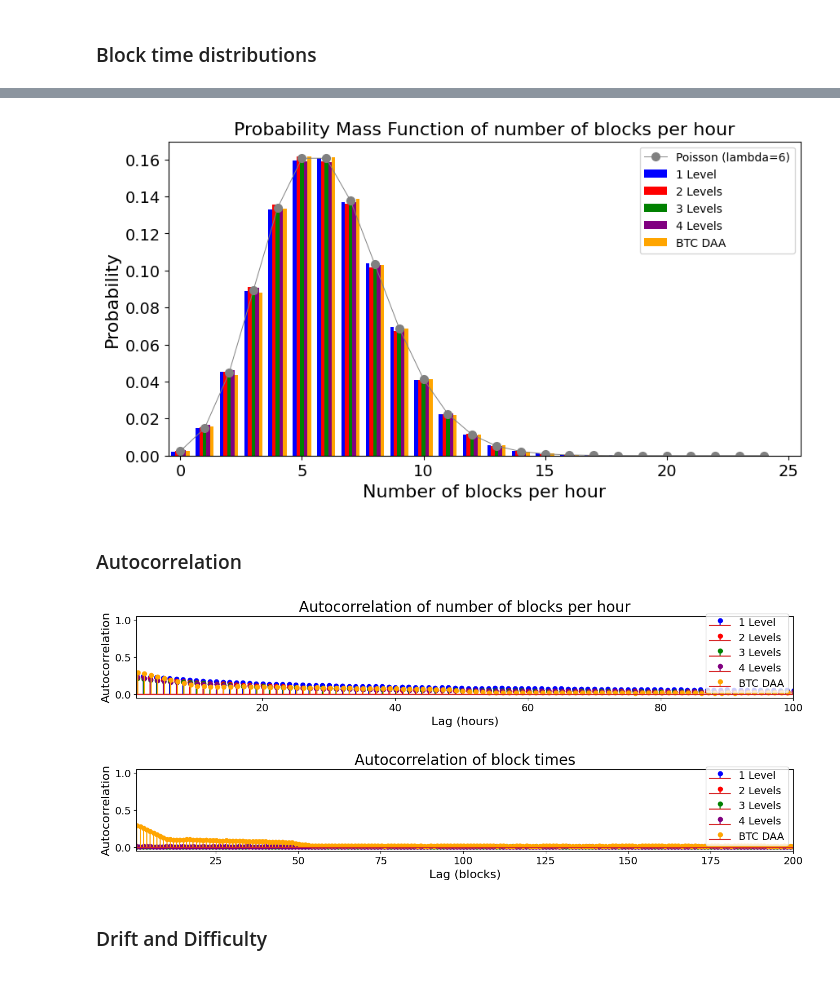
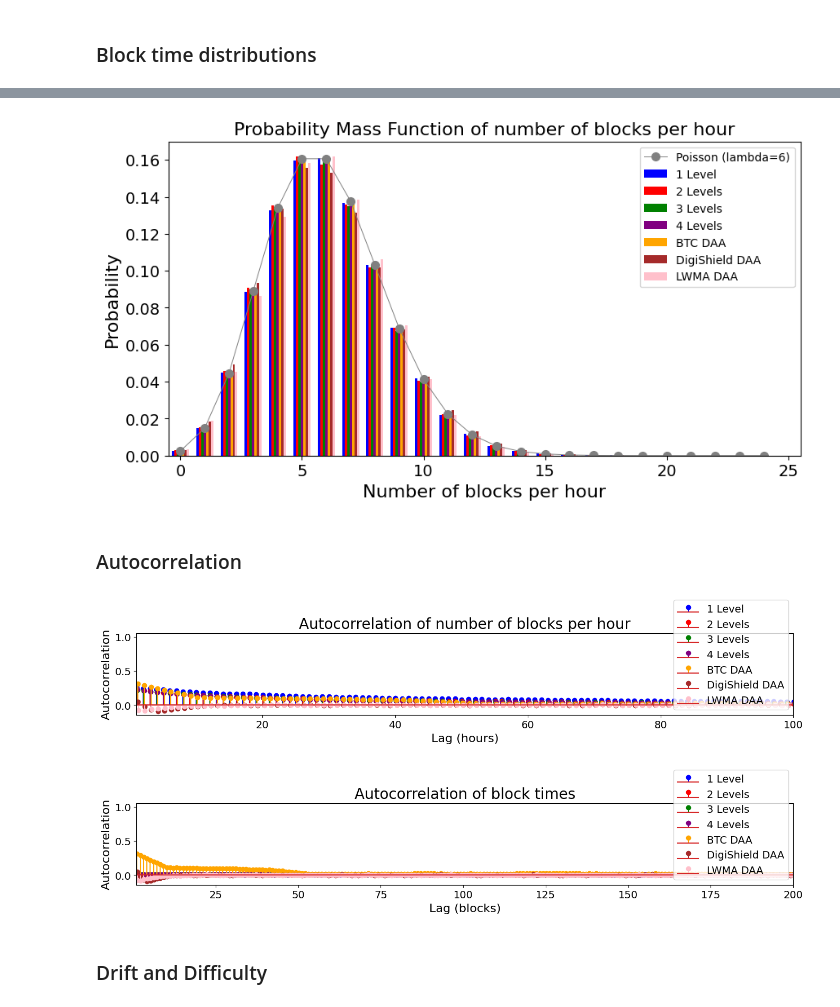
Before and after one commit to demKyr/BCH-DAA-2, a Jupyter notebook: visualisation_final_revised.ipynb, the cells around one changed output, grey strips where cells are left out. Drawn from its saved outputs; the diff is of its cells as text; code cells hidden in the pictures.

```diff
--- a/visualisation_final_revised.ipynb
+++ b/visualisation_final_revised.ipynb
@@ -24,8 +24,8 @@ df_2_layer = pd.read_csv('data/Output_with_layers_2.csv')
 df_3_layer = pd.read_csv('data/Output_with_layers_3.csv')
 df_4_layer = pd.read_csv('data/Output_with_layers_4.csv')
 df_btc = pd.read_csv('data/BTC_Output.csv')
-# df_btc = pd.read_csv('data/DigiShield_Output.csv')
-# df_btc = pd.read_csv('data/LWMA_Output.csv')
+df_digishield = pd.read_csv('data/DigiShield_Output.csv')
+df_lwma = pd.read_csv('data/LWMA_Output.csv')
 
 df_1_layer['timestamp'] -= 62168450400
 df_1_layer['median_time'] = pd.to_datetime(df_1_layer['timestamp'], unit='s')
@@ -37,24 +37,30 @@ df_4_layer['timestamp'] -= 62168450400
 df_4_layer['median_time'] = pd.to_datetime(df_4_layer['timestamp'], unit='s')
 df_btc['timestamp'] -= 62168450400
 df_btc['median_time'] = pd.to_datetime(df_btc['timestamp'], unit='s')
+df_digishield['timestamp'] -= 62168450400
+df_digishield['median_time'] = pd.to_datetime(df_digishield['timestamp'], unit='s')
+df_lwma['timestamp'] -= 62168450400
+df_lwma['median_time'] = pd.to_datetime(df_lwma['timestamp'], unit='s')
 # %% [markdown]
 ### Block times
 # %%
 import pandas as pd
 
 # === Summary Stats ===
-for i, df in enumerate([df_1_layer, df_2_layer, df_3_layer, df_4_layer, df_btc], 1):
+for i, df in enumerate([df_1_layer, df_2_layer, df_3_layer, df_4_layer, df_btc, df_digishield, df_lwma], 1):
     if i == 5:
         print("BTC DAA:")
     elif i == 6:
-        print("ETH DAA:")
+        print("DigiShield DAA:")
+    elif i == 7:
+        print("LWMA DAA:")
     else:
         print(f"with {i} layer{'s' if i > 1 else ''}:")
     print("mean:", df['block_time'].mean())
     print("stdev:", df['block_time'].std())
 
 # === Sanity Check ===
-for df in [df_1_layer, df_2_layer, df_3_layer, df_4_layer, df_btc]:
+for df in [df_1_layer, df_2_layer, df_3_layer, df_4_layer, df_btc, df_digishield, df_lwma]:
     df['secondary_block_time'] = pd.to_datetime(df['median_time']).diff().dt.total_seconds().fillna(0)
 
 print(df_1_layer['block_time'][1:].equals(df_1_layer['secondary_block_time'][1:]))
@@ -62,6 +68,8 @@ print(df_2_layer['block_time'][1:].equals(df_2_layer['secondary_block_time'][1:]
 print(df_3_layer['block_time'][1:].equals(df_3_layer['secondary_block_time'][1:]))
 print(df_4_layer['block_time'][1:].equals(df_4_layer['secondary_block_time'][1:]))
 print(df_btc['block_time'][1:].equals(df_btc['secondary_block_time'][1:]))
+print(df_digishield['block_time'][1:].equals(df_digishield['secondary_block_time'][1:]))
+print(df_lwma['block_time'][1:].equals(df_lwma['secondary_block_time'][1:]))
 # === Average Block Time per Day ===
 def avg_block_time_per_day(df):
     df['median_time'] = pd.to_datetime(df['median_time'])
@@ -73,6 +81,8 @@ q_res_2_layer_avg_block_time = avg_block_time_per_day(df_2_layer)
 q_res_3_layer_avg_block_time = avg_block_time_per_day(df_3_layer)
 q_res_4_layer_avg_block_time = avg_block_time_per_day(df_4_layer)
 q_res_btc_avg_block_time = avg_block_time_per_day(df_btc)
+q_res_digishield_avg_block_time = avg_block_time_per_day(df_digishield)
+q_res_lwma_avg_block_time = avg_block_time_per_day(df_lwma)
 
 # === Hourly Record Count ===
 def hourly_record_count(df):
@@ -85,6 +95,8 @@ q_res_2_layer_hour_count = hourly_record_count(df_2_layer)
 q_res_3_layer_hour_count = hourly_record_count(df_3_layer)
 q_res_4_layer_hour_count = hourly_record_count(df_4_layer)
 q_res_btc_hour_count = hourly_record_count(df_btc)
+q_res_digishield_hour_count = hourly_record_count(df_digishield)
+q_res_lwma_hour_count = hourly_record_count(df_lwma)
 
 # === Fill Missing Hours ===
 min_hour = q_res_1_layer_hour_count['hour'].min()
@@ -100,5 +112,7 @@ q_res_2_layer_hour_count = fill_missing_hours(q_res_2_layer_hour_count)
 q_res_3_layer_hour_count = fill_missing_hours(q_res_3_layer_hour_count)
 q_res_4_layer_hour_count = fill_missing_hours(q_res_4_layer_hour_count)
 q_res_btc_hour_count = fill_missing_hours(q_res_btc_hour_count)
+q_res_digishield_hour_count = fill_missing_hours(q_res_digishield_hour_count)
+q_res_lwma_hour_count = fill_missing_hours(q_res_lwma_hour_count)
 # %% [output]
 with 1 layer:
@@ -193,42 +226,47 @@ pdf_2_layer = q_res_2_layer_hour_count['record_count'].value_counts(normalize=Tr
 pdf_3_layer = q_res_3_layer_hour_count['record_count'].value_counts(normalize=True).sort_index()
 pdf_4_layer = q_res_4_layer_hour_count['record_count'].value_counts(normalize=True).sort_index()
 pdf_btc = q_res_btc_hour_count['record_count'].value_counts(normalize=True).sort_index()
-
+pdf_digishield = q_res_digishield_hour_count['record_count'].value_counts(normalize=True).sort_index()
+pdf_lwma = q_res_lwma_hour_count['record_count'].value_counts(normalize=True).sort_index()
 aligned_data_layers = pd.DataFrame({
     '1 Layer': pdf_1_layer,
     '2 Layers': pdf_2_layer,
     '3 Layers': pdf_3_layer,
     '4 Layers': pdf_4_layer,
-    'BTC DAA': pdf_btc
+    'BTC DAA': pdf_btc,
+    'DigiShield DAA': pdf_digishield,
+    'LWMA DAA': pdf_lwma
 }).fillna(0)
 
 aligned_data_layers = aligned_data_layers[aligned_data_layers.index <= 25]
 
 x_lim = 25
-width = 0.15
+width = 0.10
 fig, axs = plt.subplots(1, 1, figsize=(10, 5))
 x_positions = np.arange(len(aligned_data_layers))
 
 axs.plot(np.arange(0, x_lim), poisson.pmf(np.arange(0, x_lim), 6), color='gray', label='Poisson (lambda=6)', marker='o', markersize=7, linewidth=0.7)
-axs.bar(x_positions - 2 * width, aligned_data_layers['1 Layer'].values, width=width, color='blue', label='1 Level')
-axs.bar(x_positions - 1 * width, aligned_data_layers['2 Layers'].values, width=width, color='red', label='2 Levels')
-axs.bar(x_positions, aligned_data_layers['3 Layers'].values, width=width, color='green', label='3 Levels')
-axs.bar(x_positions + 1 * width, aligned_data_layers['4 Layers'].values, width=width, color='purple', label='4 Levels')
-axs.bar(x_positions + 2 * width, aligned_data_layers['BTC DAA'].values, width=width, color='orange', label='BTC DAA')
+axs.bar(x_positions - 3 * width, aligned_data_layers['1 Layer'].values, width=width, color='blue', label='1 Level')
+axs.bar(x_positions - 2 * width, aligned_data_layers['2 Layers'].values, width=width, color='red', label='2 Levels')
+axs.bar(x_positions - 1 * width, aligned_data_layers['3 Layers'].values, width=width, color='green', label='3 Levels')
+axs.bar(x_positions, aligned_data_layers['4 Layers'].values, width=width, color='purple', label='4 Levels')
+axs.bar(x_positions + 1 * width, aligned_data_layers['BTC DAA'].values, width=width, color='orange', label='BTC DAA')
+axs.bar(x_positions + 2 * width, aligned_data_layers['DigiShield DAA'].values, width=width, color='brown', label='DigiShield DAA')
+axs.bar(x_positions + 3 * width, aligned_data_layers['LWMA DAA'].values, width=width, color='pink', label='LWMA DAA')
 axs.set_xlim(-0.5, len(x_positions) - 0.5)
 axs.legend()
 axs.set_title('Probability Mass Function of number of blocks per hour', fontsize=16)
 axs.set_xlabel('Number of blocks per hour', fontsize=16)
 axs.set_ylabel('Probability', fontsize=16)
 axs.tick_params(axis='both', which='major', labelsize=14)
 
 tick_positions = np.arange(0, len(aligned_data_layers), 5)
 axs.set_xticks(tick_positions)
 axs.set_xticklabels(aligned_data_layers.index[tick_positions].astype(int))
 
 plt.show()
 # %% [output]
-[figure, old version]
+[figure, new version]
 # %% [markdown]
 ### Autocorrelation
 # %%
@@ -239,6 +277,8 @@ acf_values_2_layer = acf(q_res_2_layer_hour_count['record_count'], nlags=x_lim)
 acf_values_3_layer = acf(q_res_3_layer_hour_count['record_count'], nlags=x_lim)
 acf_values_4_layer = acf(q_res_4_layer_hour_count['record_count'], nlags=x_lim)
 acf_values_btc = acf(q_res_btc_hour_count['record_count'], nlags=x_lim)
+acf_values_digishield = acf(q_res_digishield_hour_count['record_count'], nlags=x_lim)
+acf_values_lwma = acf(q_res_lwma_hour_count['record_count'], nlags=x_lim)
 
 lags = np.arange(0, x_lim + 1)
 width = 0.15
@@ -247,18 +287,20 @@ plt.stem(lags + 0.5 * width, acf_values_2_layer, label='2 Levels', linefmt='red'
 plt.stem(lags + 0.75 * width, acf_values_3_layer, label='3 Levels', linefmt='green')
 plt.stem(lags + width, acf_values_4_layer, label='4 Levels', linefmt='purple')
 plt.stem(lags + 1.25 * width, acf_values_btc, label='BTC DAA', linefmt='orange')
+plt.stem(lags + 1.5 * width, acf_values_digishield, label='DigiShield DAA', linefmt='brown')
+plt.stem(lags + 1.75 * width, acf_values_lwma, label='LWMA DAA', linefmt='pink')
 plt.title('Autocorrelation of number of blocks per hour', fontsize=20)
 plt.xlabel('Lag (hours)', fontsize=16)
 plt.ylabel('Autocorrelation', fontsize=16)
 plt.tick_params(axis='both', which='major', labelsize=14)
 plt.gcf().set_size_inches(16, 2)
-plt.legend(fontsize=14)
+plt.legend(fontsize=14 ,loc='lower right')
 # plt.ylim(min(min(acf_values_1_layer[1:]), min(acf_values_2_layer[1:]), min(acf_values_3_layer[1:]), min(acf_values_4_layer[1:])) * 1.1,
         #  max(max(acf_values_1_layer[1:]), max(acf_values_2_layer[1:]), max(acf_values_3_layer[1:]), max(acf_values_4_layer[1:])) * 1.1)
 plt.xlim(1, x_lim)
 plt.show()
 # %% [output]
-[figure, old version]
+[figure, new version]
 # %%
 x_lim = 200
 
@@ -267,6 +309,8 @@ acf_values_2_layer = acf(df_2_layer['block_time'], nlags=x_lim)
 acf_values_3_layer = acf(df_3_layer['block_time'], nlags=x_lim)
 acf_values_4_layer = acf(df_4_layer['block_time'], nlags=x_lim)
 acf_values_btc = acf(q_res_btc_hour_count['record_count'], nlags=x_lim)
+acf_values_digishield = acf(q_res_digishield_hour_count['record_count'], nlags=x_lim)
+acf_values_lwma = acf(q_res_lwma_hour_count['record_count'], nlags=x_lim)
 
 lags = np.arange(0, x_lim + 1)
 width = 0.15
@@ -275,6 +319,8 @@ plt.stem(lags + 0.5 * width, acf_values_2_layer, label='2 Levels', linefmt='red'
 plt.stem(lags + 0.75 * width, acf_values_3_layer, label='3 Levels', linefmt='green')
 plt.stem(lags + width, acf_values_4_layer, label='4 Levels', linefmt='purple')
 plt.stem(lags + 1.25 * width, acf_values_btc, label='BTC DAA', linefmt='orange')
+plt.stem(lags + 1.5 * width, acf_values_digishield, label='DigiShield DAA', linefmt='brown')
+plt.stem(lags + 1.75 * width, acf_values_lwma, label='LWMA DAA', linefmt='pink')
 plt.title('Autocorrelation of block times', fontsize=20)
 plt.xlabel('Lag (blocks)', fontsize=16)
 plt.ylabel('Autocorrelation', fontsize=16)
@@ -286,7 +332,7 @@ plt.legend(fontsize=14, loc='lower right')
 plt.xlim(1, x_lim)
 plt.show()
 # %% [output]
-[figure, old version]
+[figure, new version]
 # %% [markdown]
 ### Drift and Difficulty
 # %%
```
Also changed, not shown: parts of 6 cells of this notebook, 7 other files.
